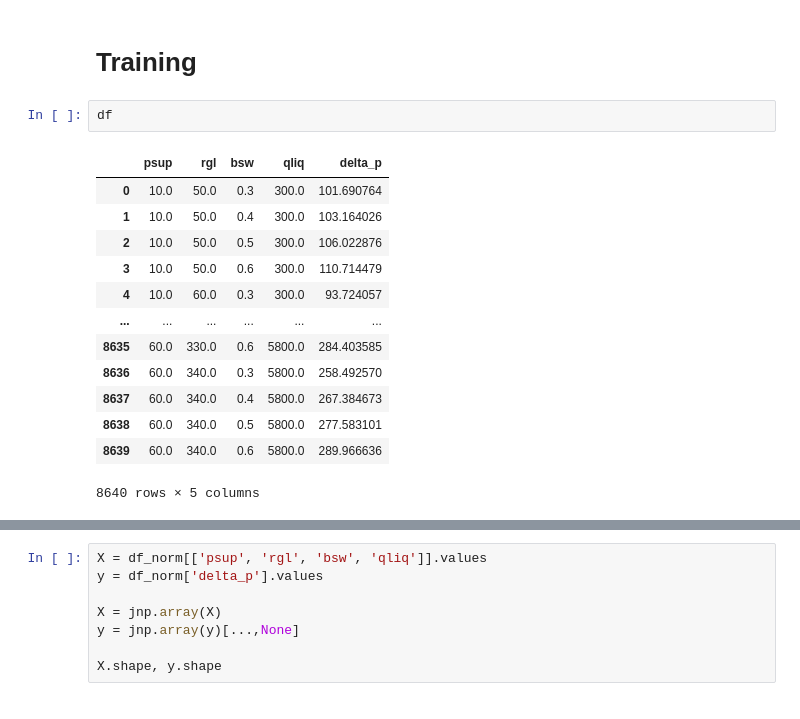
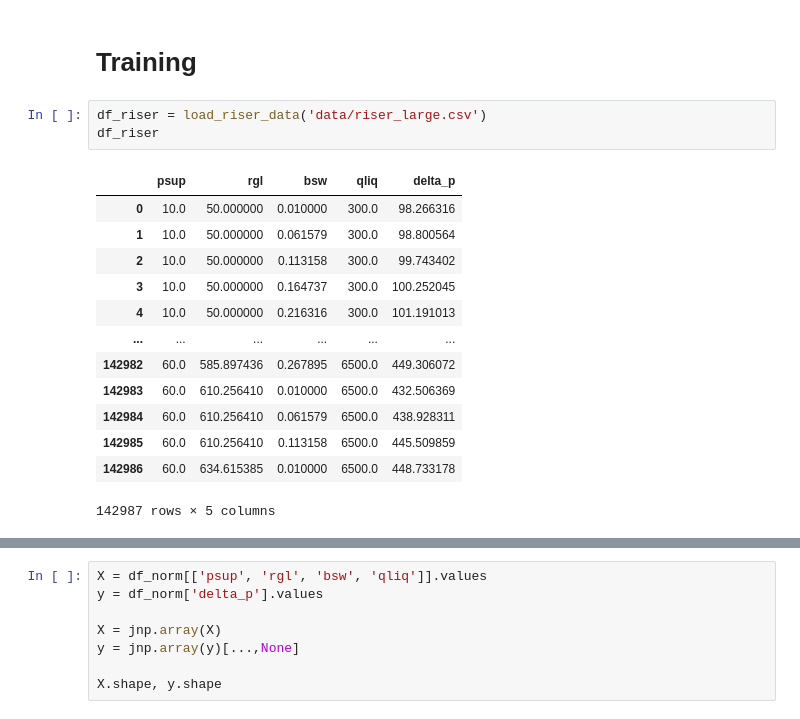
Before and after one commit to brunompacheco/relu-or-pwl, a Jupyter notebook: main.ipynb, the cells around one changed output, grey strips where cells are left out. Drawn from its saved outputs; the diff is of its cells as text.

```diff
--- a/main.ipynb
+++ b/main.ipynb
@@ -95,18 +16,19 @@ delta_p [101.69076381 103.16402642 106.02287647 ... 267.38467273 277.58310052
 # %% [markdown]
 # Training
-# %%
-df
-# %% [output]
-|  | psup | rgl | bsw | qliq | delta_p |
-| 0 | 10.0 | 50.0 | 0.3 | 300.0 | 101.690764 |
-| 1 | 10.0 | 50.0 | 0.4 | 300.0 | 103.164026 |
-| 2 | 10.0 | 50.0 | 0.5 | 300.0 | 106.022876 |
-| 3 | 10.0 | 50.0 | 0.6 | 300.0 | 110.714479 |
-| 4 | 10.0 | 60.0 | 0.3 | 300.0 | 93.724057 |
-| ... | ... | ... | ... | ... | ... |
-| 8635 | 60.0 | 330.0 | 0.6 | 5800.0 | 284.403585 |
-| 8636 | 60.0 | 340.0 | 0.3 | 5800.0 | 258.492570 |
-| 8637 | 60.0 | 340.0 | 0.4 | 5800.0 | 267.384673 |
-| 8638 | 60.0 | 340.0 | 0.5 | 5800.0 | 277.583101 |
-| 8639 | 60.0 | 340.0 | 0.6 | 5800.0 | 289.966636 |
-8640 rows × 5 columns
+# %%
+df_riser = load_riser_data('data/riser_large.csv')
+df_riser
+# %% [output]
+|  | psup | rgl | bsw | qliq | delta_p |
+| 0 | 10.0 | 50.000000 | 0.010000 | 300.0 | 98.266316 |
+| 1 | 10.0 | 50.000000 | 0.061579 | 300.0 | 98.800564 |
+| 2 | 10.0 | 50.000000 | 0.113158 | 300.0 | 99.743402 |
+| 3 | 10.0 | 50.000000 | 0.164737 | 300.0 | 100.252045 |
+| 4 | 10.0 | 50.000000 | 0.216316 | 300.0 | 101.191013 |
+| ... | ... | ... | ... | ... | ... |
+| 142982 | 60.0 | 585.897436 | 0.267895 | 6500.0 | 449.306072 |
+| 142983 | 60.0 | 610.256410 | 0.010000 | 6500.0 | 432.506369 |
+| 142984 | 60.0 | 610.256410 | 0.061579 | 6500.0 | 438.928311 |
+| 142985 | 60.0 | 610.256410 | 0.113158 | 6500.0 | 445.509859 |
+| 142986 | 60.0 | 634.615385 | 0.010000 | 6500.0 | 448.733178 |
+142987 rows × 5 columns
```
Also changed, not shown: parts of 22 cells of this notebook, 1 other file.
